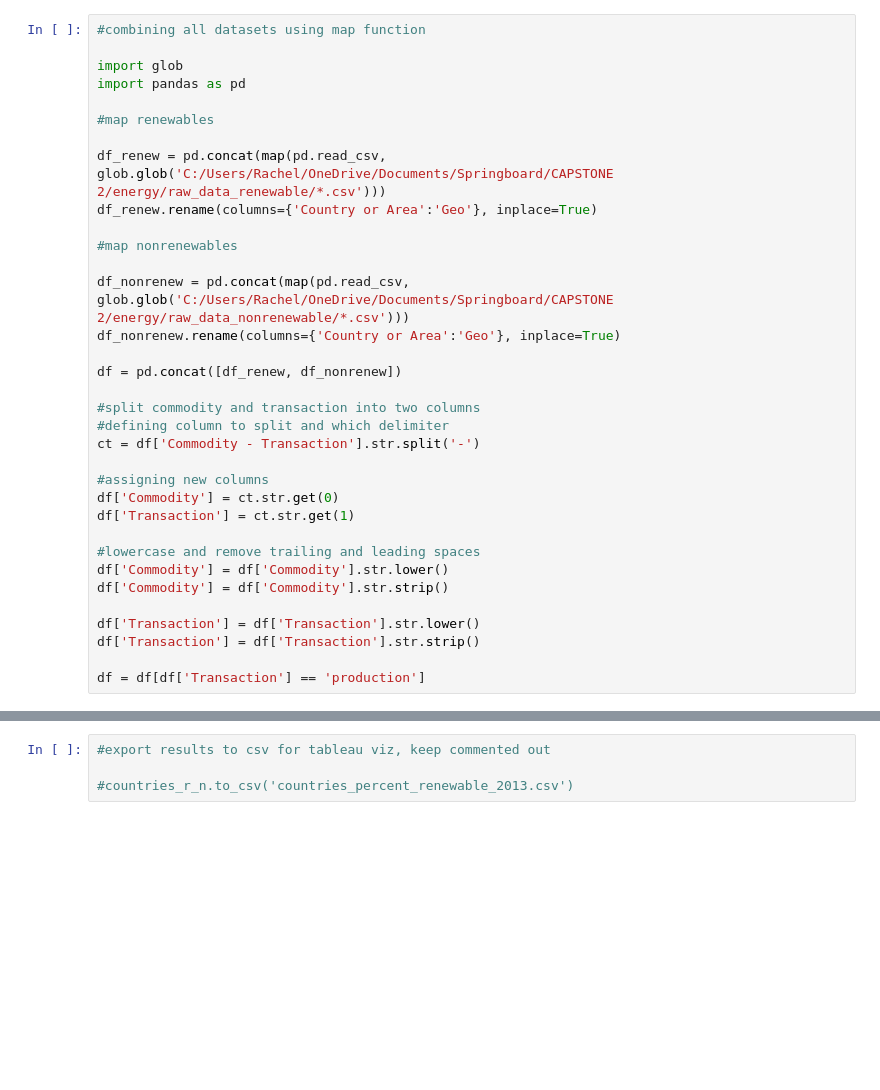
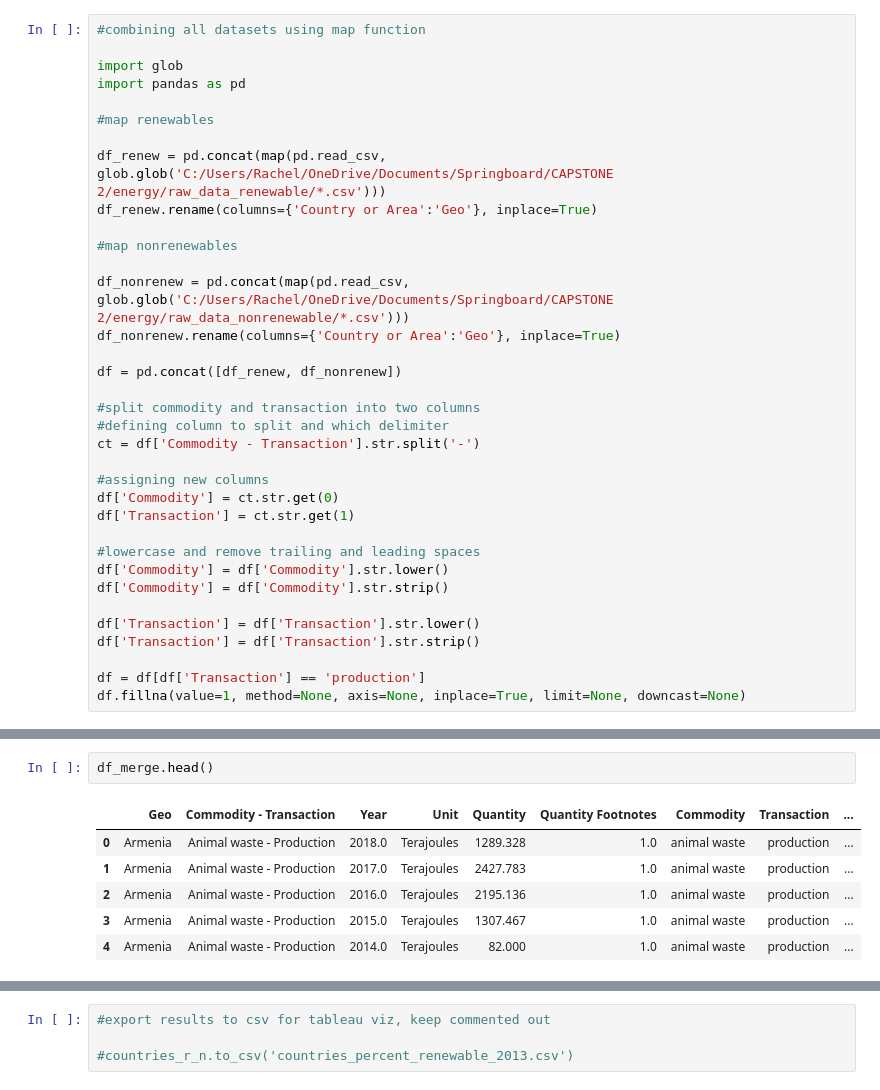
Before and after one commit to rachelmellinthurston/renewable_energy_sources, a Jupyter notebook: renewable_perc_by_country.ipynb, the cells around one changed output, grey strips where cells are left out. Saved outputs shown, nothing was run; the diff lists cells and outputs as text; blank space fills up the shorter version.

```diff
--- a/renewable_perc_by_country.ipynb
+++ b/renewable_perc_by_country.ipynb
@@ -32,3 +32,4 @@ df['Transaction'] = df['Transaction'].str.lower()
 df['Transaction'] = df['Transaction'].str.strip()
 
 df = df[df['Transaction'] == 'production']
+df.fillna(value=1, method=None, axis=None, inplace=True, limit=None, downcast=None)
@@ -90,2 +163,11 @@ countries_r_n.head()
+# %%
+df_merge.head()
+# %% [output]
+|  | Geo | Commodity - Transaction | Year | Unit | Quantity | Quantity Footnotes | Commodity | Transaction | ... |
+| 0 | Armenia | Animal waste - Production | 2018.0 | Terajoules | 1289.328 | 1.0 | animal waste | production | ... |
+| 1 | Armenia | Animal waste - Production | 2017.0 | Terajoules | 2427.783 | 1.0 | animal waste | production | ... |
+| 2 | Armenia | Animal waste - Production | 2016.0 | Terajoules | 2195.136 | 1.0 | animal waste | production | ... |
+| 3 | Armenia | Animal waste - Production | 2015.0 | Terajoules | 1307.467 | 1.0 | animal waste | production | ... |
+| 4 | Armenia | Animal waste - Production | 2014.0 | Terajoules | 82.000 | 1.0 | animal waste | production | ... |
 # %%
 #to get the breakdown of types for the top 10 'natural' group
```
Also changed, not shown: parts of 8 cells of this notebook, 4 other files.
